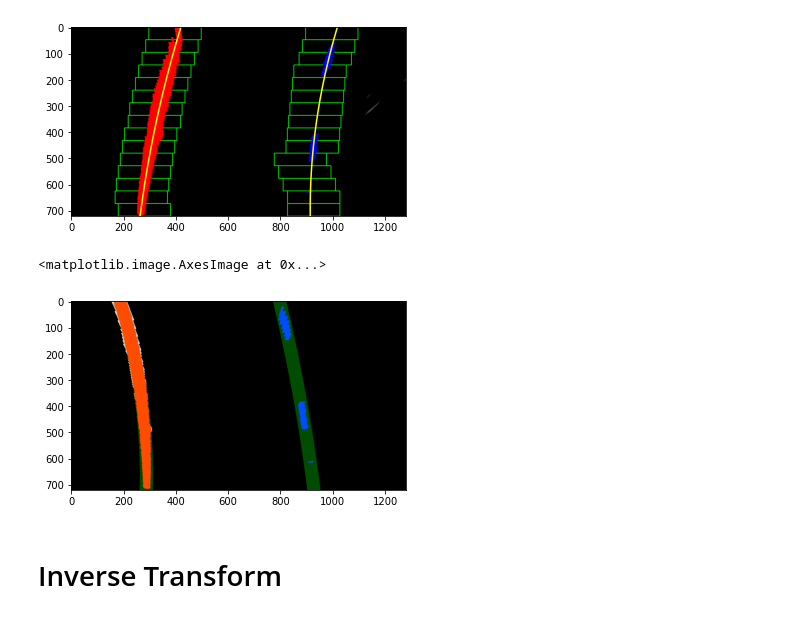
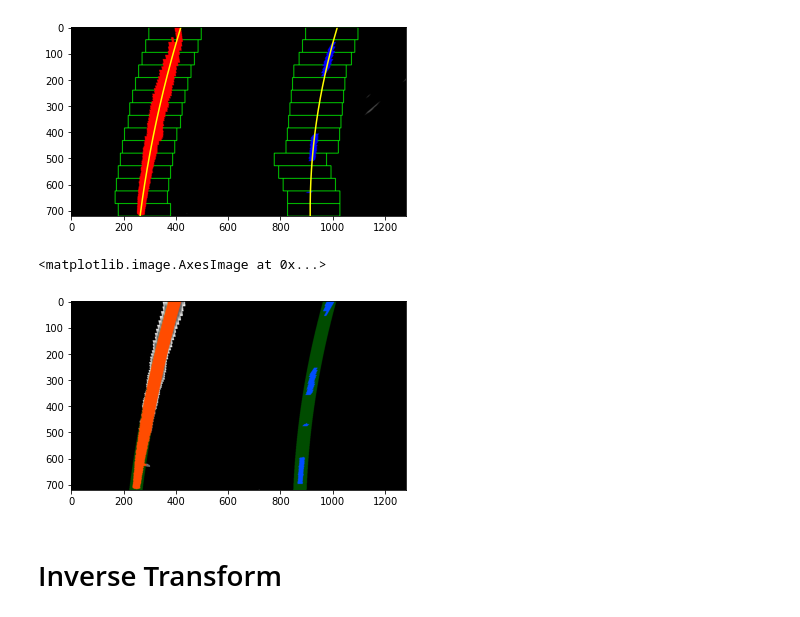
Before and after one commit to carlospanal/CarND-Advanced-Lane-Lines, a Jupyter notebook: P1.ipynb, the cells around one changed output. Saved outputs shown, nothing was run; the diff lists cells and outputs as text; code cells hidden in the pictures.

```diff
--- a/P1.ipynb
+++ b/P1.ipynb
@@ -565,10 +565,10 @@ def search_around_poly(binary_warped, left_fit, right_fit):
     return result, left_fit, right_fit, left_fitx, right_fitx, ploty
 # %%
 result, left_fit, right_fit, left_fits, right_fits, ploty = map(list,zip(*[search_around_poly(im, lf, rf) for im,lf,rf in zip(test_gray_perspective, left_fits, right_fits)]))
-plt.imshow(result[3])
+plt.imshow(result[4])
 # %% [output]
 <matplotlib.image.AxesImage at 0x...>
-[figure, old version]
+[figure, new version]
 # %% [markdown]
 # Inverse Transform
 # %%
```
Also changed, not shown: parts of 1 cell of this notebook, 4 other files.
